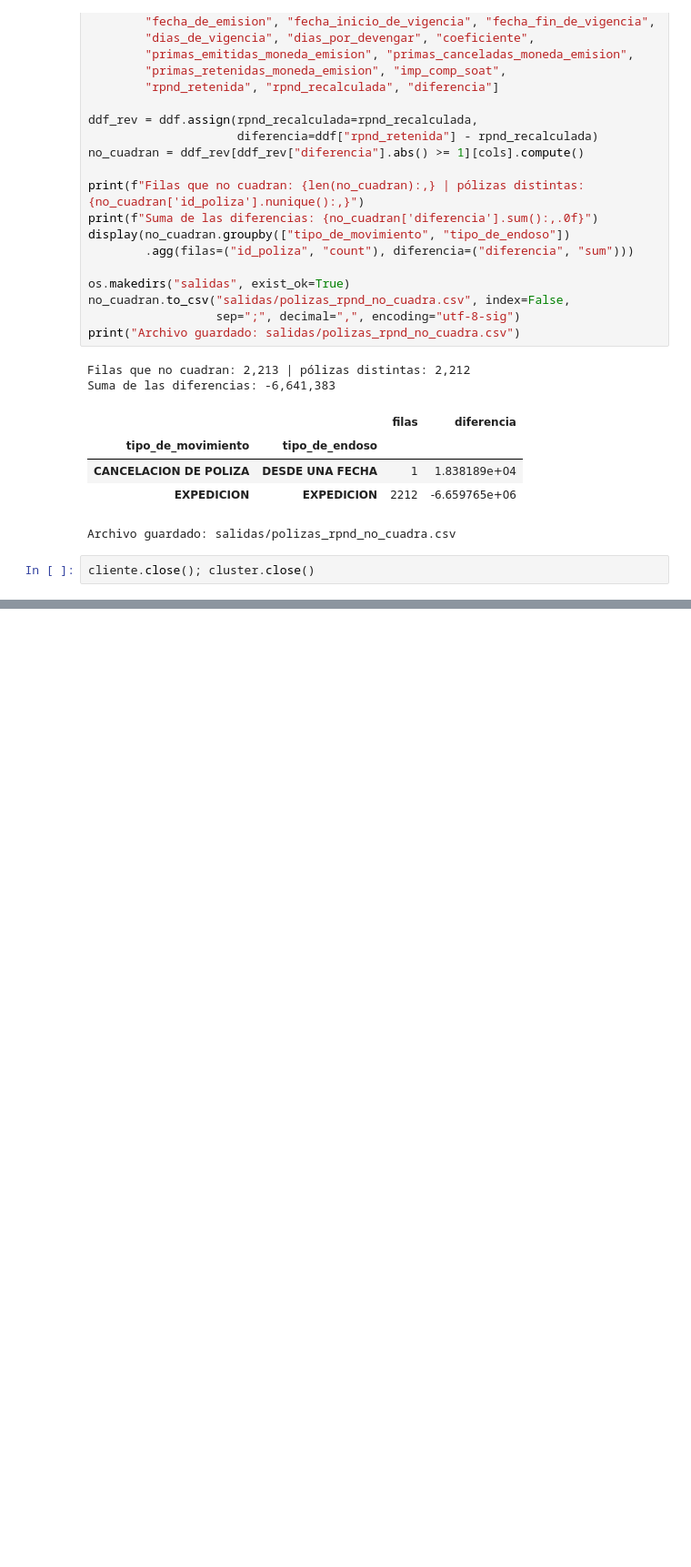
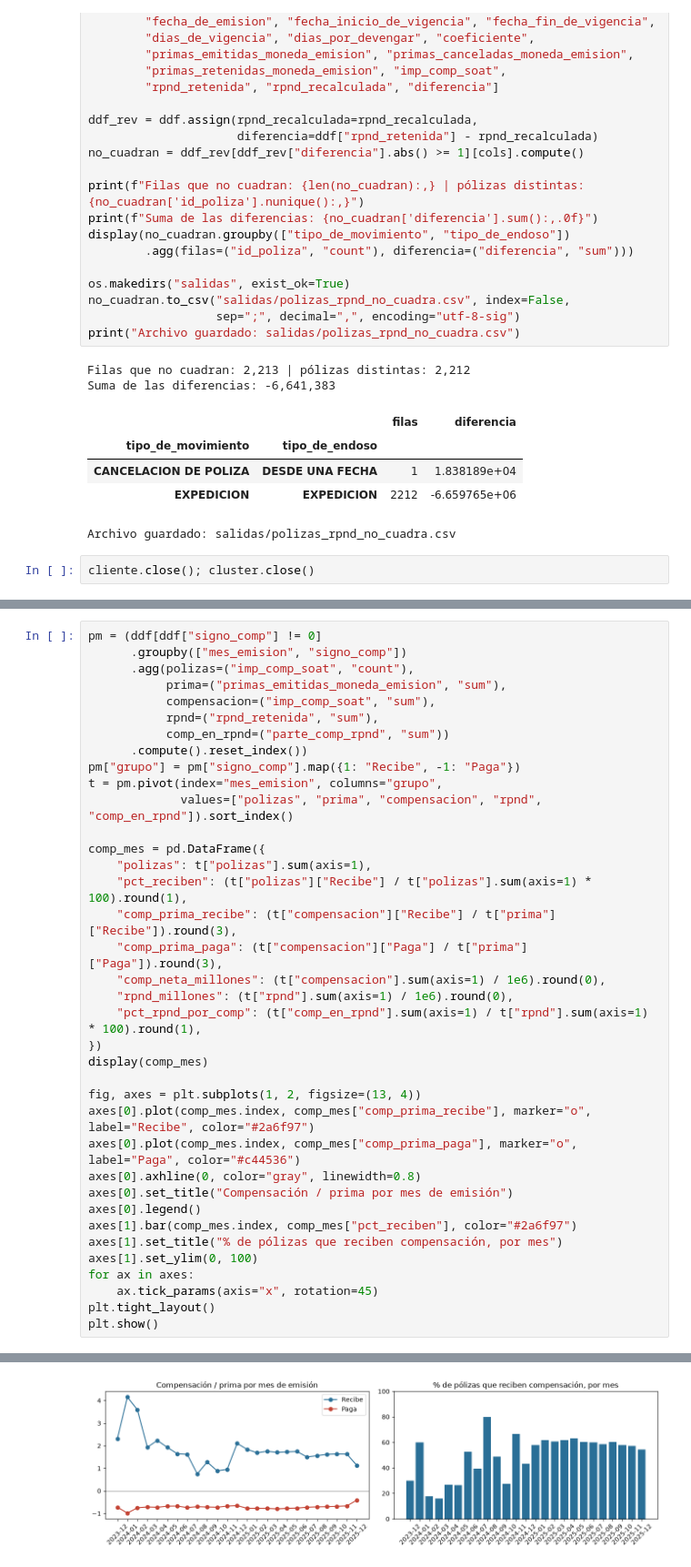
Before and after one commit to eagomezm1989/trabajo-final-bigdata-soat, a Jupyter notebook: 01_eda.ipynb, the cells around one changed output, grey strips where cells are left out. Shown at 91% size. Saved outputs shown, nothing was run; the diff lists cells and outputs as text; blank space fills up the shorter version.

```diff
--- a/01_eda.ipynb
+++ b/01_eda.ipynb
@@ -621,0 +823,38 @@ cliente.close(); cluster.close()
+# %%
+pm = (ddf[ddf["signo_comp"] != 0]
+      .groupby(["mes_emision", "signo_comp"])
+      .agg(polizas=("imp_comp_soat", "count"),
+           prima=("primas_emitidas_moneda_emision", "sum"),
+           compensacion=("imp_comp_soat", "sum"),
+           rpnd=("rpnd_retenida", "sum"),
+           comp_en_rpnd=("parte_comp_rpnd", "sum"))
+      .compute().reset_index())
+pm["grupo"] = pm["signo_comp"].map({1: "Recibe", -1: "Paga"})
+t = pm.pivot(index="mes_emision", columns="grupo",
+             values=["polizas", "prima", "compensacion", "rpnd", "comp_en_rpnd"]).sort_index()
+
+comp_mes = pd.DataFrame({
+    "polizas": t["polizas"].sum(axis=1),
+    "pct_reciben": (t["polizas"]["Recibe"] / t["polizas"].sum(axis=1) * 100).round(1),
+    "comp_prima_recibe": (t["compensacion"]["Recibe"] / t["prima"]["Recibe"]).round(3),
+    "comp_prima_paga": (t["compensacion"]["Paga"] / t["prima"]["Paga"]).round(3),
+    "comp_neta_millones": (t["compensacion"].sum(axis=1) / 1e6).round(0),
+    "rpnd_millones": (t["rpnd"].sum(axis=1) / 1e6).round(0),
+    "pct_rpnd_por_comp": (t["comp_en_rpnd"].sum(axis=1) / t["rpnd"].sum(axis=1) * 100).round(1),
+})
+display(comp_mes)
+
+fig, axes = plt.subplots(1, 2, figsize=(13, 4))
+axes[0].plot(comp_mes.index, comp_mes["comp_prima_recibe"], marker="o", label="Recibe", color="#2a6f97")
+axes[0].plot(comp_mes.index, comp_mes["comp_prima_paga"], marker="o", label="Paga", color="#c44536")
+axes[0].axhline(0, color="gray", linewidth=0.8)
+axes[0].set_title("Compensación / prima por mes de emisión")
+axes[0].legend()
+axes[1].bar(comp_mes.index, comp_mes["pct_reciben"], color="#2a6f97")
+axes[1].set_title("% de pólizas que reciben compensación, por mes")
+axes[1].set_ylim(0, 100)
+for ax in axes:
+    ax.tick_params(axis="x", rotation=45)
+plt.tight_layout()
+plt.show()
+# %% [output]
@@ -621,0 +879 @@ cliente.close(); cluster.close()
+[figure, added]
```
Also changed, not shown: parts of 22 cells of this notebook, 2 other files.
